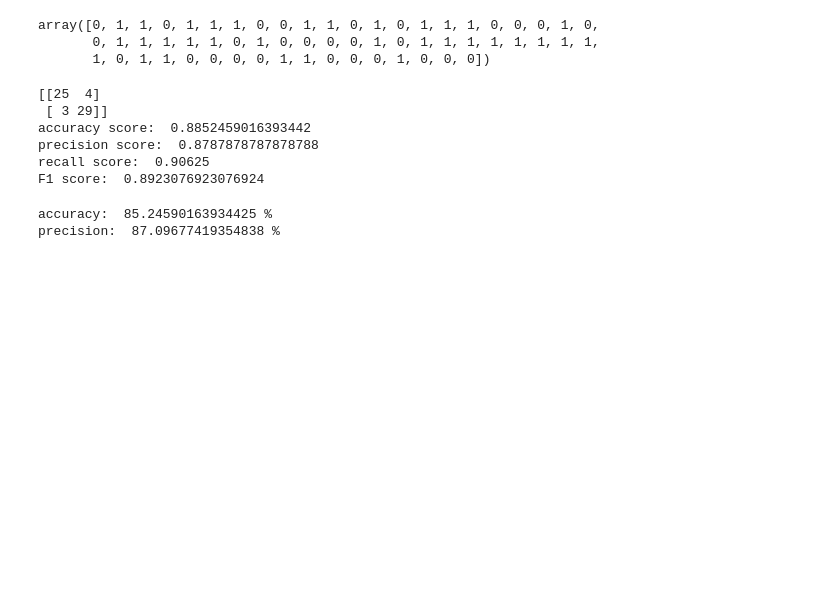
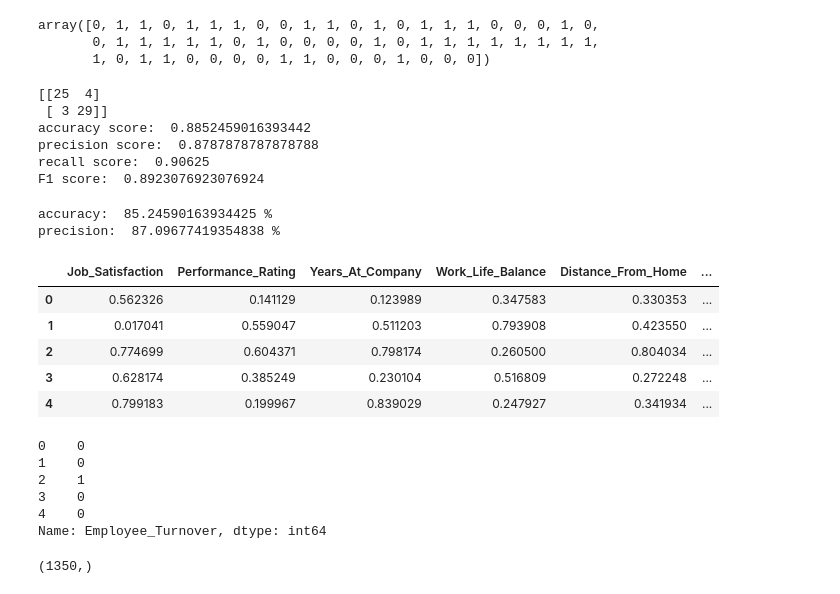
Before and after one commit to Shifa4532/data-science-notebooks, a Jupyter notebook: 09_supervisedML/logistic_regression.ipynb, the cells around one changed output. Saved outputs shown, nothing was run; the diff lists cells and outputs as text; code cells hidden in the pictures; blank space fills up the shorter version.

```diff
--- a/09_supervisedML/logistic_regression.ipynb
+++ b/09_supervisedML/logistic_regression.ipynb
@@ -88,3 +88,16 @@ print("precision: ", precision_score(y_test, y_pred)*100, "%")
 # %% [output]
 accuracy:  85.24590163934425 %
 precision:  87.09677419354838 %
+# %%
+# Assignment Problem
+
+employee_df = pd.read_csv("employee_turnover.csv")
+# %%
+employee_df.head()
+# %% [output]
+|  | Job_Satisfaction | Performance_Rating | Years_At_Company | Work_Life_Balance | Distance_From_Home | ... |
+| 0 | 0.562326 | 0.141129 | 0.123989 | 0.347583 | 0.330353 | ... |
+| 1 | 0.017041 | 0.559047 | 0.511203 | 0.793908 | 0.423550 | ... |
+| 2 | 0.774699 | 0.604371 | 0.798174 | 0.260500 | 0.804034 | ... |
+| 3 | 0.628174 | 0.385249 | 0.230104 | 0.516809 | 0.272248 | ... |
+| 4 | 0.799183 | 0.199967 | 0.839029 | 0.247927 | 0.341934 | ... |
@@ -90,0 +107,13 @@ precision:  87.09677419354838 %
+# %%
+y.head()
+# %% [output]
+0    0
+1    0
+2    1
+3    0
+4    0
+Name: Employee_Turnover, dtype: int64
+# %%
+y.shape
+# %% [output]
+(1350,)
```
Also changed, not shown: parts of 16 cells of this notebook.
